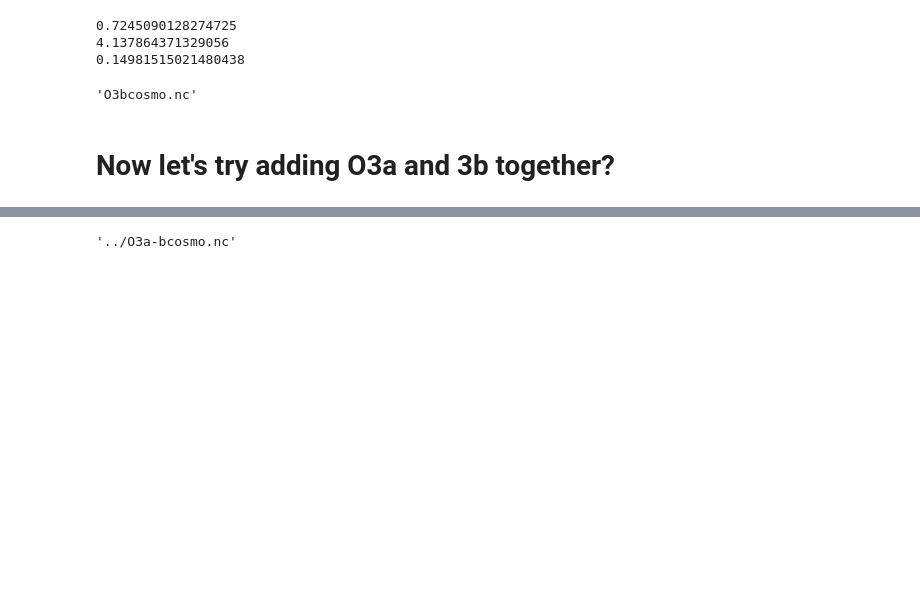
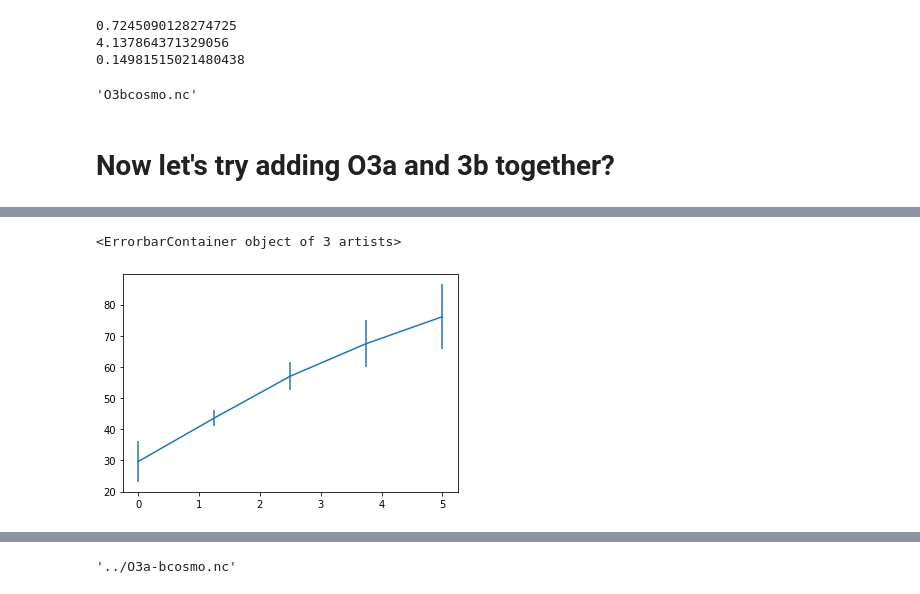
Before and after one commit to ctmurphey/LIGO-O3b-Analysis, a Jupyter notebook: cosmo-mcmc-fit.ipynb, the cells around one changed output, grey strips where cells are left out. Saved outputs shown, nothing was run; the diff lists cells and outputs as text; code cells hidden in the pictures; blank space fills up the shorter version.

```diff
--- a/cosmo-mcmc-fit.ipynb
+++ b/cosmo-mcmc-fit.ipynb
@@ -219,3 +231,8 @@ We recommend running at least 4 chains for robust computation of convergence dia
+# %%
+errorbar(d_ls/1000, mu_m, yerr=sigma_m)
+# %% [output]
+<ErrorbarContainer object of 3 artists>
+[figure, added]
 # %%
 df = trace.to_dataframe()
 print(df[('posterior', 'h')].median())
```
Also changed, not shown: parts of 5 cells of this notebook, 1 other file.
